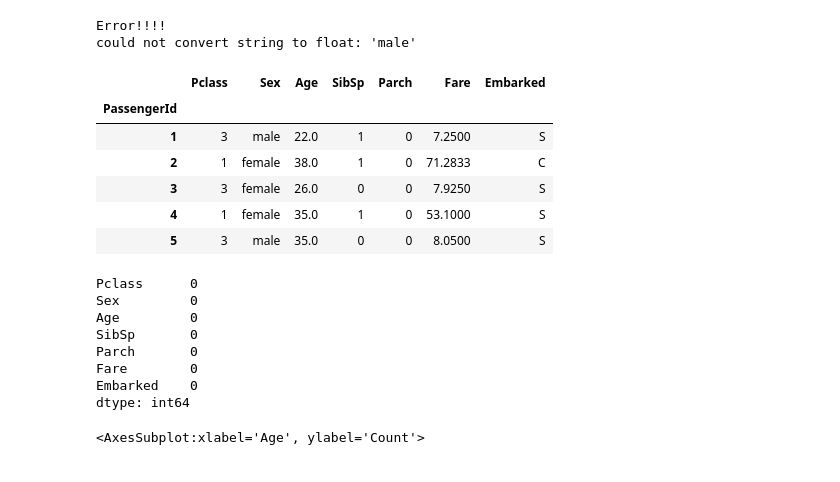
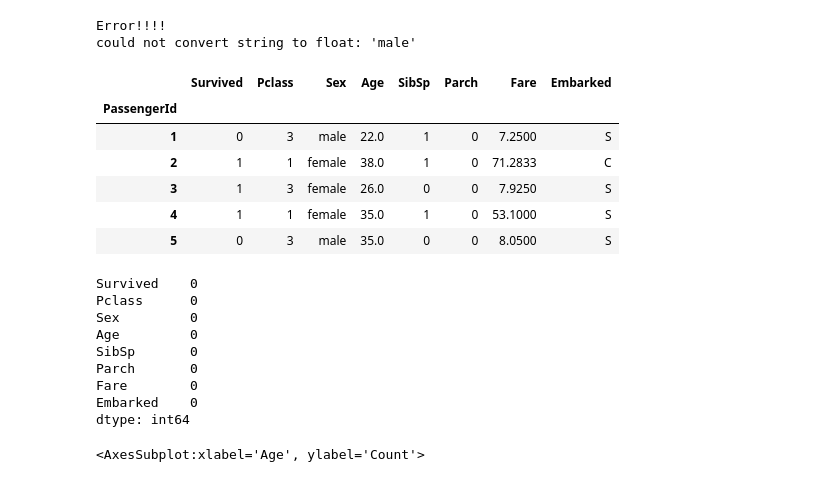
Before and after one commit to AI-School-F5-P2/titanic_example, a Jupyter notebook: titanic_eda.ipynb, the cells around one changed output. Cells and saved outputs as stored; diff of their text form; code cells hidden in the pictures.

```diff
--- a/titanic_eda.ipynb
+++ b/titanic_eda.ipynb
@@ -515,10 +518,10 @@ Porcentaje de valores perdidos en Embarked: 0.0%
 Porcentaje de valores perdidos en Age: 20.0%
 # %%
 # En el caso de Cabin, no hay discusión, 77% es una barbaridad
-X.drop("Cabin", axis=1, inplace=True)
+df.drop("Cabin", axis=1, inplace=True)
 # %%
 # En el caso de Embarked, los valores perdidos (solo dos) son insignificantes. Tiene sentido rellenar con la moda
-embarked_mode = X["Embarked"].mode()[0] # Especificar el 0 es importante, si no, el resultado es un Series
+embarked_mode = df["Embarked"].mode()[0] # Especificar el 0 es importante, si no, el resultado es un Series
 
-X["Embarked"].fillna(embarked_mode, inplace=True)
+df["Embarked"].fillna(embarked_mode, inplace=True)
 # %%
@@ -550,13 +554,16 @@ sns.histplot(data=X["Age"].fillna(X["Age"].mean()), kde=True)
 from sklearn.impute import KNNImputer
 
 imputer = KNNImputer(n_neighbors=3)
+
+# Tenemos que apartar la varaible objetivo o etiqueta para que no la tenga en cuenta, sería trampa ya que cuando
+# nos lleguen datos nuevos no la vamos a conocer
 
 # Si le paso todas las características para que las tenga en cuenta, me dará un error
 # Recordad LEER SIEMPRE LOS MENSAJES DE ERROR
 # Para que quede más claro, voy a capturarlo e imprimirlo
 
 try:
-    X = imputer.fit_transform(X)
+    df = imputer.fit_transform(df)
 except Exception as e:
     print("Error!!!!")
     print(e)
@@ -566,19 +573,22 @@ could not convert string to float: 'male'
 # %%
 # Como veis, no puede operar con las columnas que están en formato string. Eso tiene solución, habría que convertir esas
 # variables a algo matemáticamente operable. Es posible hacerlo y en un caso real nos pararíamos a hacerlo ahora
 # para poder aplicar el algoritmo, pero como esto es un cuaderno de ejemplo y donde estoy explicando paso a paso, usaremos
 # solo las que ya estén en formato numérico
 
 # Son Pclass, Age, SibSp, Parch y Fare
-X.head()
+
+# Insisto en NO tener en cuenta la variable "Survived" porque es nuestro target!!
+
+df.head()
 # %% [output]
-|  | Pclass | Sex | Age | SibSp | Parch | Fare | Embarked |
-| PassengerId |  |  |  |  |  |  |  |
-| 1 | 3 | male | 22.0 | 1 | 0 | 7.2500 | S |
-| 2 | 1 | female | 38.0 | 1 | 0 | 71.2833 | C |
-| 3 | 3 | female | 26.0 | 0 | 0 | 7.9250 | S |
-| 4 | 1 | female | 35.0 | 1 | 0 | 53.1000 | S |
-| 5 | 3 | male | 35.0 | 0 | 0 | 8.0500 | S |
+|  | Survived | Pclass | Sex | Age | SibSp | Parch | Fare | Embarked |
+| PassengerId |  |  |  |  |  |  |  |  |
+| 1 | 0 | 3 | male | 22.0 | 1 | 0 | 7.2500 | S |
+| 2 | 1 | 1 | female | 38.0 | 1 | 0 | 71.2833 | C |
+| 3 | 1 | 3 | female | 26.0 | 0 | 0 | 7.9250 | S |
+| 4 | 1 | 1 | female | 35.0 | 1 | 0 | 53.1000 | S |
+| 5 | 0 | 3 | male | 35.0 | 0 | 0 | 8.0500 | S |
 # %%
 cols_toknn = ["Pclass", "Age", "SibSp", "Parch", "Fare"]
 
@@ -586,7 +596,8 @@ X[cols_toknn] = imputer.fit_transform(X[cols_toknn])
 # %%
 # Funcionó ;)
-X.isnull().sum()
+df.isnull().sum()
 # %% [output]
+Survived    0
 Pclass      0
 Sex         0
 Age         0
```
Also changed, not shown: parts of 83 cells of this notebook.
